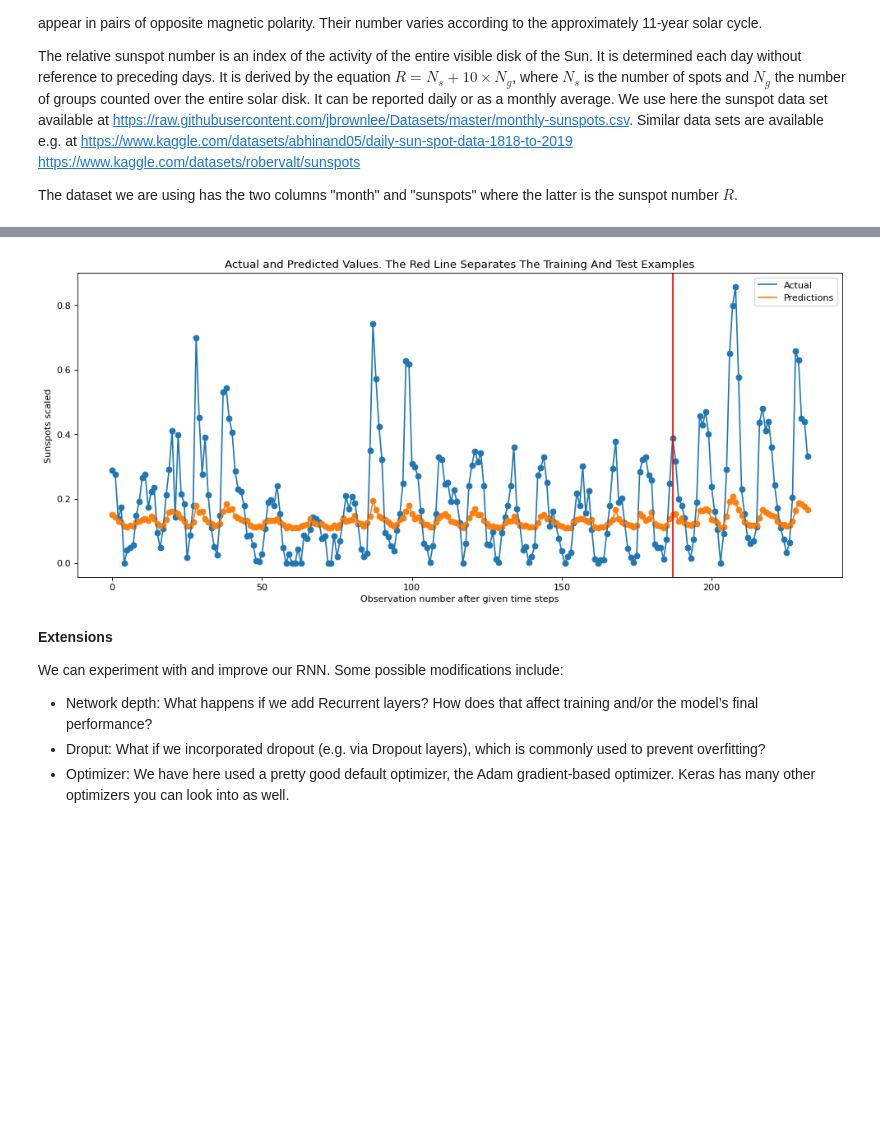
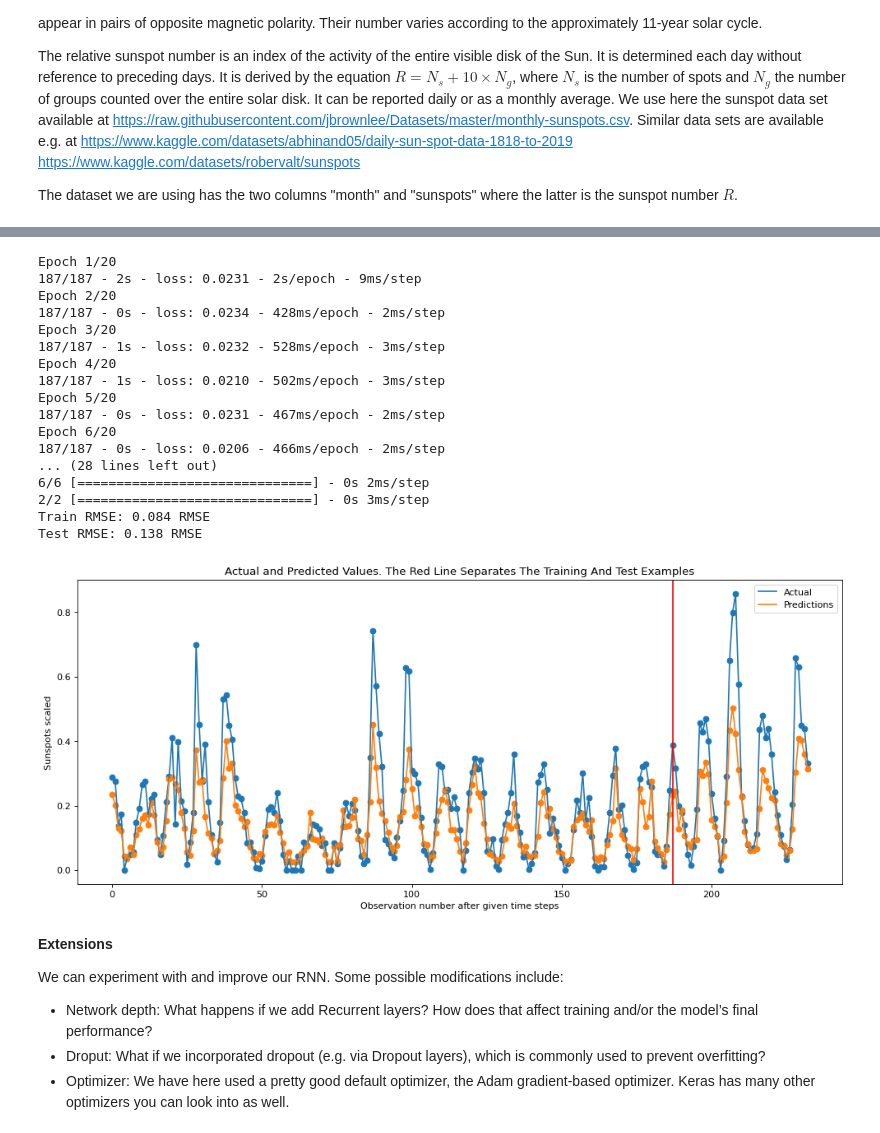
Before and after one commit to ninahernitschek/advanced_machine_learning_2023_1, a Jupyter notebook: class_notebooks/lecture_6.ipynb, the cells around one changed output, grey strips where cells are left out. Drawn from its saved outputs; the diff is of its cells as text; code cells hidden in the pictures; blank space fills up the shorter version.

```diff
--- a/class_notebooks/lecture_6.ipynb
+++ b/class_notebooks/lecture_6.ipynb
@@ -122,7 +122,7 @@ def get_XY(dat, time_steps):
 def create_RNN(hidden_units, dense_units, input_shape, activation):
     model = Sequential()
     model.add(SimpleRNN(hidden_units, input_shape=input_shape, activation=activation[0]))
-    model.add(layers.Dropout(0.2))# added this one
+    #model.add(layers.Dropout(0.2))# added this one
     model.add(Dense(units=dense_units, activation=activation[1]))
     #model.add(Dense(units=dense_units, activation=activation[1])) #new
     model.add(layers.Dropout(0.2))
@@ -202,4 +190,21 @@ Test RMSE: 0.241 RMSE
+Epoch 1/20
+187/187 - 2s - loss: 0.0231 - 2s/epoch - 9ms/step
+Epoch 2/20
+187/187 - 0s - loss: 0.0234 - 428ms/epoch - 2ms/step
+Epoch 3/20
+187/187 - 1s - loss: 0.0232 - 528ms/epoch - 3ms/step
+Epoch 4/20
+187/187 - 1s - loss: 0.0210 - 502ms/epoch - 3ms/step
+Epoch 5/20
+187/187 - 0s - loss: 0.0231 - 467ms/epoch - 2ms/step
+Epoch 6/20
+187/187 - 0s - loss: 0.0206 - 466ms/epoch - 2ms/step
+... (28 lines left out)
+6/6 [==============================] - 0s 2ms/step
+2/2 [==============================] - 0s 3ms/step
+Train RMSE: 0.084 RMSE
+Test RMSE: 0.138 RMSE
-[figure, old version]
+[figure, new version]
 # %% [markdown]
 **Extensions**
 
```
Also changed, not shown: parts of 1 cell of this notebook.
